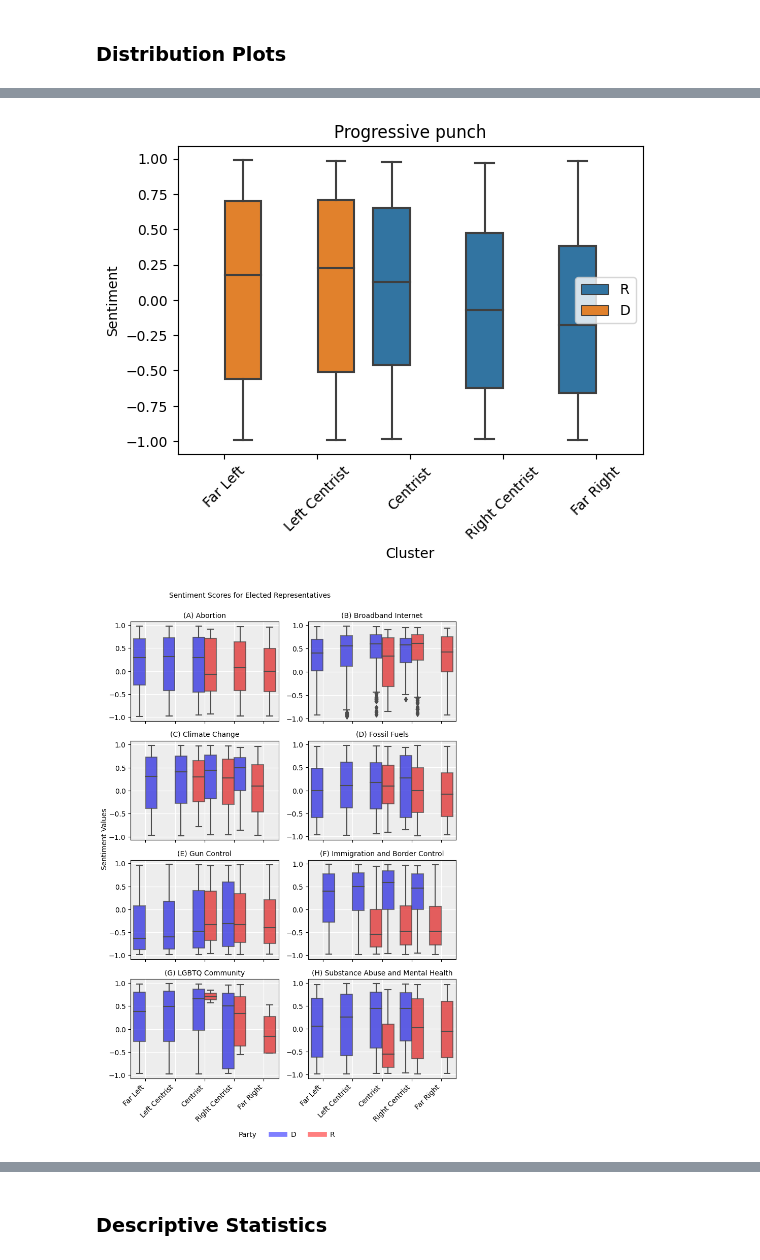
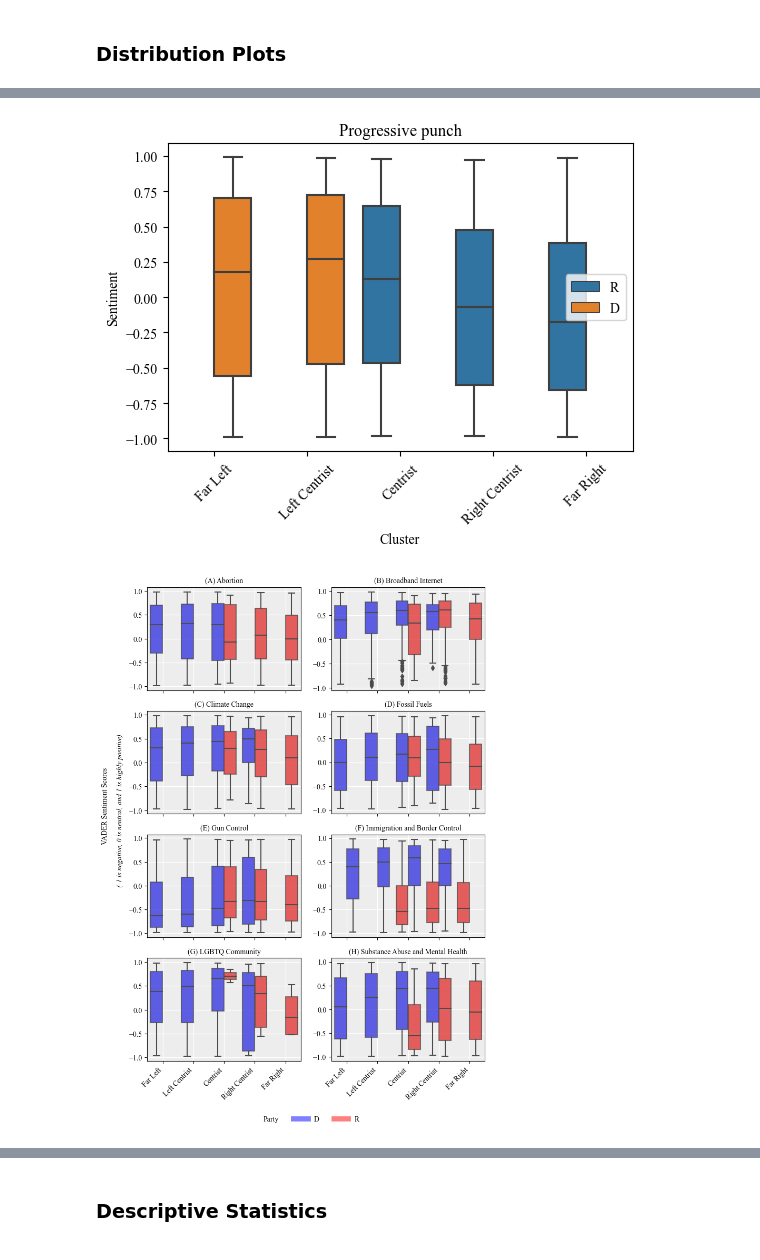
Before and after one commit to denniesbor/twitter_political_polarization, a Jupyter notebook: notebooks/5. Analysis.ipynb, the cells around one changed output, grey strips where cells are left out. Saved outputs shown, nothing was run; the diff lists cells and outputs as text; code cells hidden in the pictures.

```diff
--- a/notebooks/5. Analysis.ipynb
+++ b/notebooks/5. Analysis.ipynb
@@ -1,17 +1,24 @@
 # %%
 import re
+import os
 import string
 import warnings
 
 import matplotlib.lines as mlines
 import matplotlib.patches as mpatch
 import matplotlib.pyplot as plt
+from statsmodels.stats.weightstats import ttest_ind
 import numpy as np
 import pandas as pd
 import seaborn as sns
 
 warnings.filterwarnings("ignore")
-plt.rcParams["font.serif"] = "Times New Roman"
+plt.rcParams["font.family"] = "Times New Roman"
+csfont = {'fontname':'Times New Roman'}
+# %%
+# windows working dir
+
+assets_dir = "C:\\Users\\borki\\Dropbox\\twitter_nlp_project2\\assets"
 # %%
 df = pd.read_csv("vader_sentiment_tweets.csv")
 # %%
@@ -237,7 +277,7 @@ plt.xlabel("Cluster")
 plt.legend(loc="best")
 plt.show()
 # %% [output]
-[figure, old version]
+[figure, new version]
 # %%
 # plot per policy
 import json
@@ -246,7 +286,7 @@ import json
 with open("data.json") as json_file:
     categories = json.load(json_file)
 # %%
-articles = ["and", "LGBTQ", "the", "of"]
+articles = ["and", "LGBTQ", "the", "of", 'CHIPS', 'Ukraine-Russia']
 # %%
 # social policies
 
@@ -281,56 +321,58 @@ for policy in sorted(social_policies, key=lambda x: x.lower()):
         hue="party",
         dodge=True,
         palette={"D": "b", "R": "r"},
-        boxprops=dict(alpha=0.7),
+        boxprops=dict(alpha=0.7)
     )
     # plt.xticks(ticks=labels, rotation=45, labels=label_names, fontsize=8)
     ax.set_xticklabels([])
     if n > 6:
-        ax.set_xticks(labels)
-        ax.set_xticklabels(labels=label_names, fontsize=10, rotation=45, ha="right")
+        ax.set_xticks(labels,**csfont)
+        ax.set_xticklabels(labels=label_names, fontsize=10, **csfont, rotation=45, ha="right")
     plt.ylabel("")
     plt.xlabel("")
-    plt.title("{}".format(f"({str_list[n-1]}) {title}"), fontsize=10)
+    plt.title("{}".format(f"({str_list[n-1]}) {title}"), fontsize=10,**csfont)
     ax.get_legend().remove()
 
     ax.set_facecolor("#D3D3D3")
     ax.patch.set_alpha(0.4)
 
     # grid lines based on major tick (x)
     ax.grid(which="major", color="w", linestyle="-", linewidth=1, axis="x")
 
     ax.xaxis.grid(True)  # Show the vertical gridlines
 
     # y axis grid
-    ax.set_yticks(np.arange(-1, 1.5, 0.5), major=True)
+    ax.set_yticks(np.arange(-1, 1.5, 0.5), major=True,**csfont)
 
     # grid lines based on minor tick (y)
     ax.grid(which="major", color="w", linestyle="-", linewidth=1, axis="y")
 
     # Remove minor ticks
     ax.tick_params(which="minor", bottom=False, left=False)
 
     # set axis below
     ax.set_axisbelow(True)
 
 # custom legend
 custom_legend(ax, bbox=(0.2, -0.5))
-ax.text(-7.5, 3.5, "Sentiment Values", rotation=90)  # y labels
-ax.text(
-    -5.2,
-    9.4,
-    "Sentiment Scores for Elected Representatives",
-    fontsize=10,
-)
+# plt.ylabel("Sentiment Score ", fontsize=10)
+ax.text(-8, 3.5, "VADER Sentiment Scores", rotation=90, fontsize=10)  # y labels
+ax.text(-7.5, 2.6, "(-1 is negative, 0 is neutral, and 1 is highly positive)", style='italic',fontsize=10, **csfont, rotation=90)  # y labels
+# ax.text(
+#     -5.2,
+#     9.4,
+#     "Sentiment Scores for Elected Representatives",
+#     fontsize=10,
+# )
 plt.show()
 
-# fig3.savefig(
-#     "/home/denniesbor/Dropbox/twitter_nlp_project2/assets/social_policies_cluster.png",
-#     dpi=100,
-#     bbox_inches="tight",
-# )
+fig3.savefig(
+    assets_dir+"\\social_policies_cluster.png",
+    dpi=100,
+    bbox_inches="tight",
+)
 # %% [output]
-[figure, old version]
+[figure, new version]
 # %%
 # geopolitical policies
 
```
Also changed, not shown: parts of 26 cells of this notebook, 48 other files.
